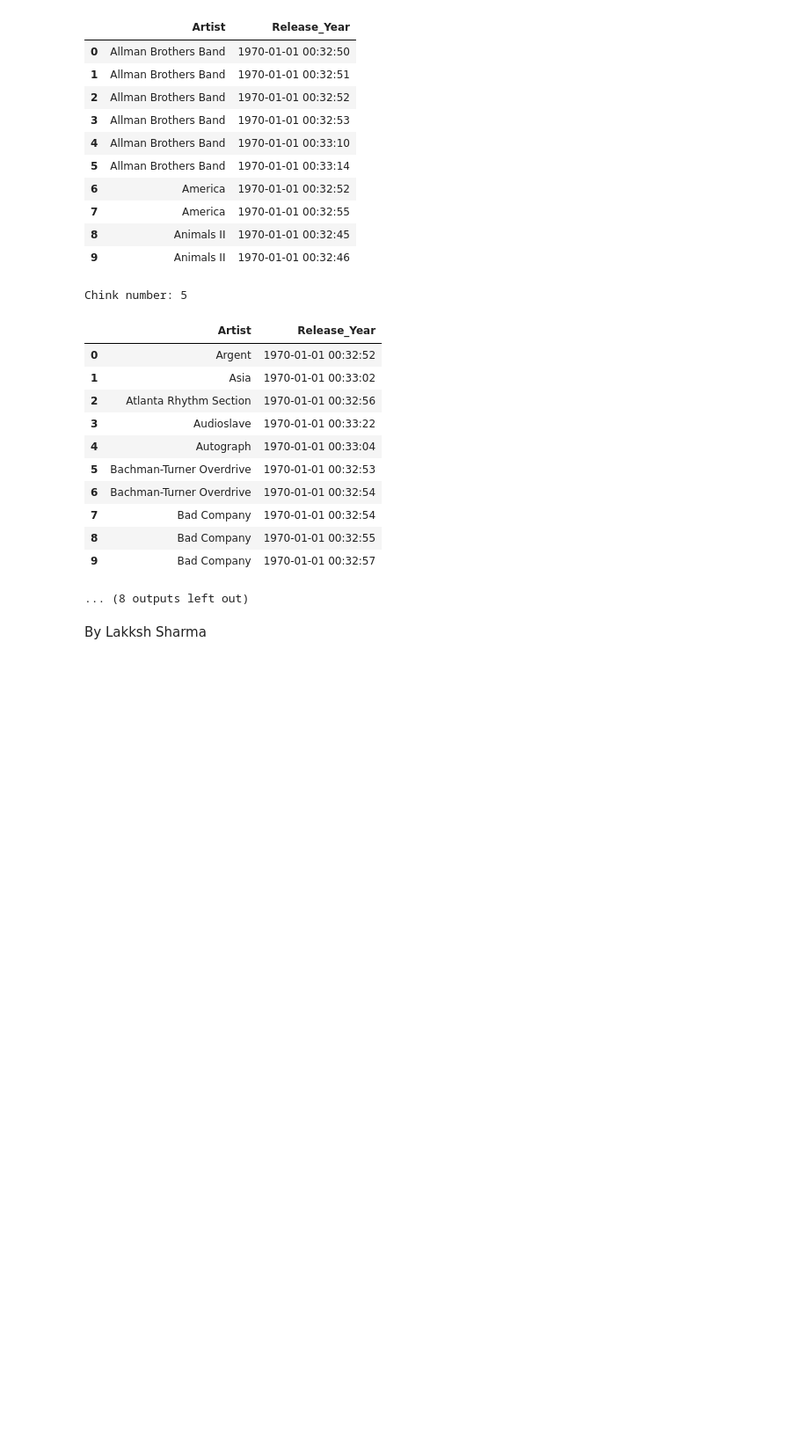
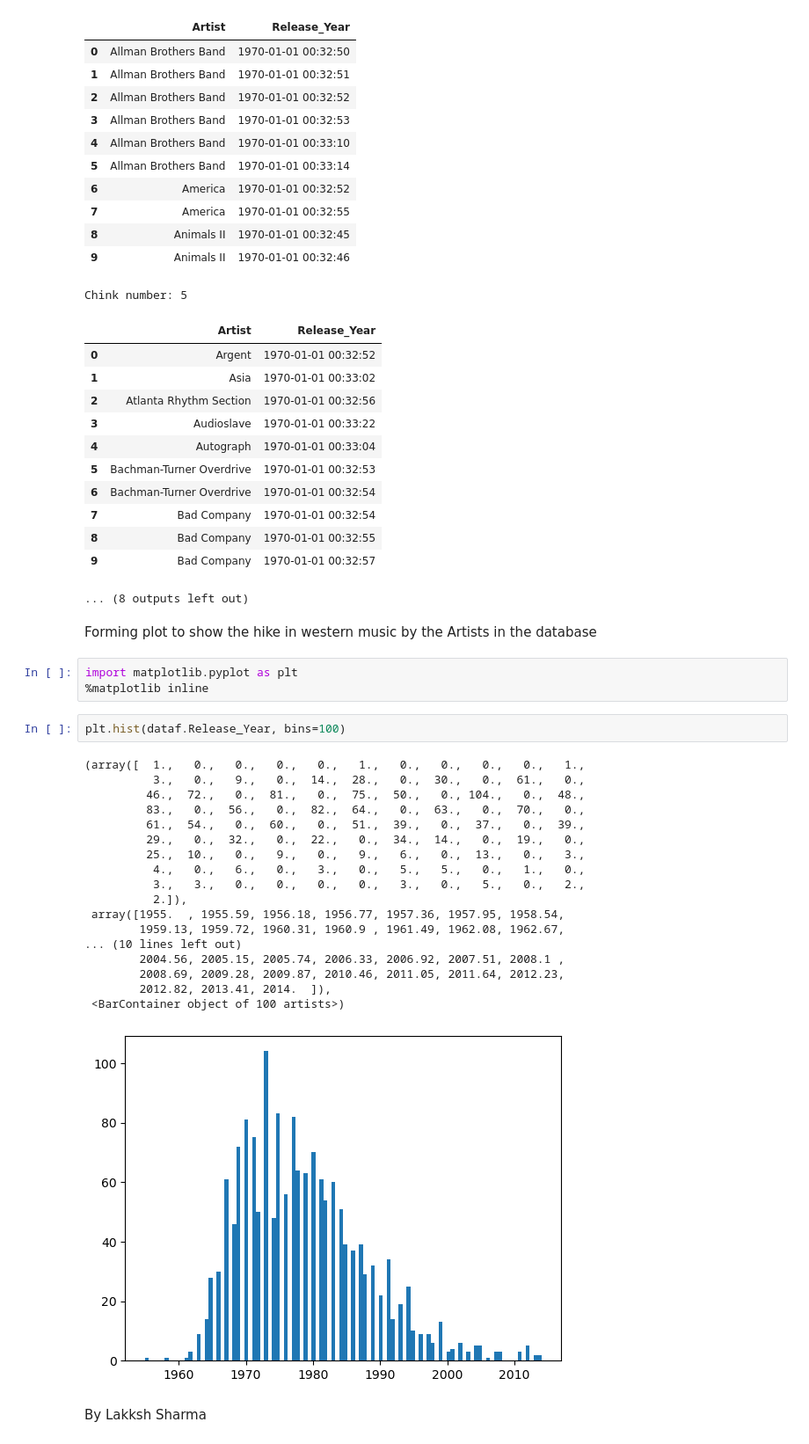
Before and after one commit to lkksharma/DataStart, a Jupyter notebook: df.ipynb, the cells around one changed output. Shown at 88% size. Saved outputs shown, nothing was run; the diff lists cells and outputs as text; blank space fills up the shorter version.

Commit message:
Addition of plot

```diff
--- a/df.ipynb
+++ b/df.ipynb
@@ -107,5 +109,31 @@ Chink number: 5
 | 8 | Bad Company | 1970-01-01 00:32:55 |
 | 9 | Bad Company | 1970-01-01 00:32:57 |
 ... (8 outputs left out)
+# %% [markdown]
+Forming plot to show the hike in western music by the Artists in the database
+# %%
+import matplotlib.pyplot as plt
+%matplotlib inline
+# %%
+plt.hist(dataf.Release_Year, bins=100)
+# %% [output]
+(array([  1.,   0.,   0.,   0.,   0.,   1.,   0.,   0.,   0.,   0.,   1.,
+          3.,   0.,   9.,   0.,  14.,  28.,   0.,  30.,   0.,  61.,   0.,
+         46.,  72.,   0.,  81.,   0.,  75.,  50.,   0., 104.,   0.,  48.,
+         83.,   0.,  56.,   0.,  82.,  64.,   0.,  63.,   0.,  70.,   0.,
+         61.,  54.,   0.,  60.,   0.,  51.,  39.,   0.,  37.,   0.,  39.,
+         29.,   0.,  32.,   0.,  22.,   0.,  34.,  14.,   0.,  19.,   0.,
+         25.,  10.,   0.,   9.,   0.,   9.,   6.,   0.,  13.,   0.,   3.,
+          4.,   0.,   6.,   0.,   3.,   0.,   5.,   5.,   0.,   1.,   0.,
+          3.,   3.,   0.,   0.,   0.,   0.,   3.,   0.,   5.,   0.,   2.,
+          2.]),
+ array([1955.  , 1955.59, 1956.18, 1956.77, 1957.36, 1957.95, 1958.54,
+        1959.13, 1959.72, 1960.31, 1960.9 , 1961.49, 1962.08, 1962.67,
+... (10 lines left out)
+        2004.56, 2005.15, 2005.74, 2006.33, 2006.92, 2007.51, 2008.1 ,
+        2008.69, 2009.28, 2009.87, 2010.46, 2011.05, 2011.64, 2012.23,
+        2012.82, 2013.41, 2014.  ]),
+ <BarContainer object of 100 artists>)
+[figure, added]
 # %% [markdown]
 By Lakksh Sharma
```
Also changed, not shown: parts of 1 cell of this notebook.
